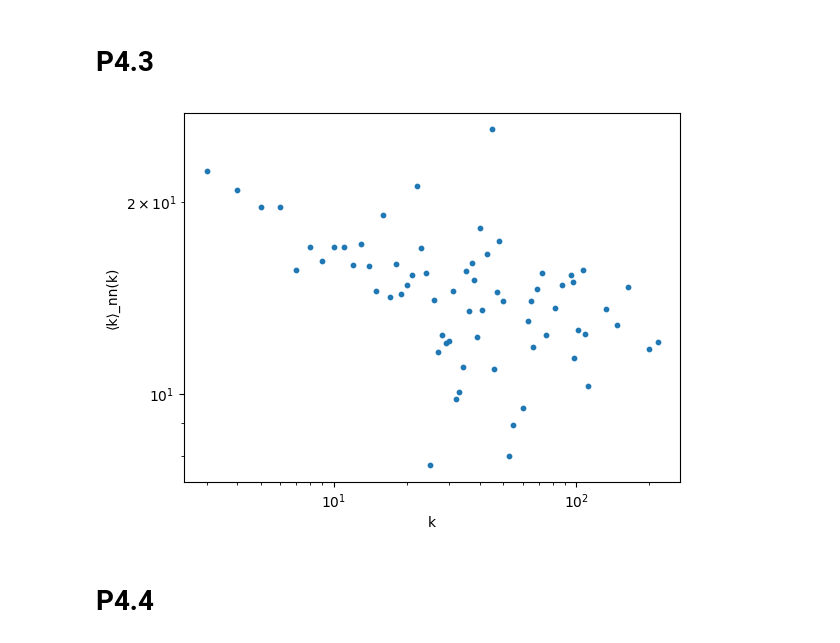
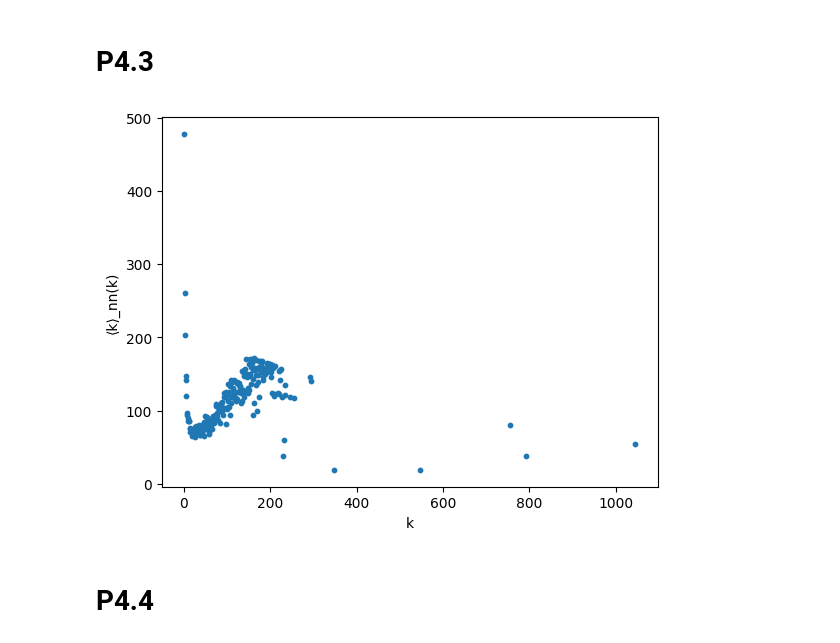
Before and after one commit to dawidsroczyk/social-networks-and-recommendation-systems, a Jupyter notebook: P4.ipynb, the cells around one changed output. Saved outputs shown, nothing was run; the diff lists cells and outputs as text; code cells hidden in the pictures.

```diff
--- a/P4.ipynb
+++ b/P4.ipynb
@@ -129,27 +111,35 @@ The sum ∑ₗ l²P(l) is the second moment ⟨k²⟩, so:
 # %%
 def compute_knn_explicit(G):
     d = dict(G.degree())
     vals = defaultdict(list)
     for n in G:
         k = d[n]
         if k == 0:
             continue
         knn_i = np.mean([d[nb] for nb in G.neighbors(n)])
         vals[k].append(knn_i)
     ks = np.array(sorted(vals.keys()))
     knn_means = np.array([np.mean(vals[k]) for k in ks])
     return ks, knn_means
 
-G = nx.barabasi_albert_graph(5000, 3)
+# G = nx.barabasi_albert_graph(5000, 3)
+facebook = pd.read_csv(
+    # Dataset from the SNAP database
+    "https://snap.stanford.edu/data/facebook_combined.txt.gz",
+    compression="gzip",
+    sep=" ",
+    names=["start_node", "end_node"],
+)
+G = nx.from_pandas_edgelist(facebook, "start_node", "end_node")
 ks, knn_means = compute_knn_explicit(G)
 plt.scatter(ks, knn_means, s=10)
-plt.xscale('log')
-plt.yscale('log')
+# plt.xscale('log')
+# plt.yscale('log')
 plt.xlabel('k')
 plt.ylabel('⟨k⟩_nn(k)')
 plt.show()
 # %% [output]
-[figure, old version]
+[figure, new version]
 # %% [markdown]
 # P4.4
 # %%
```
Also changed, not shown: parts of 15 cells of this notebook, 2 other files.
